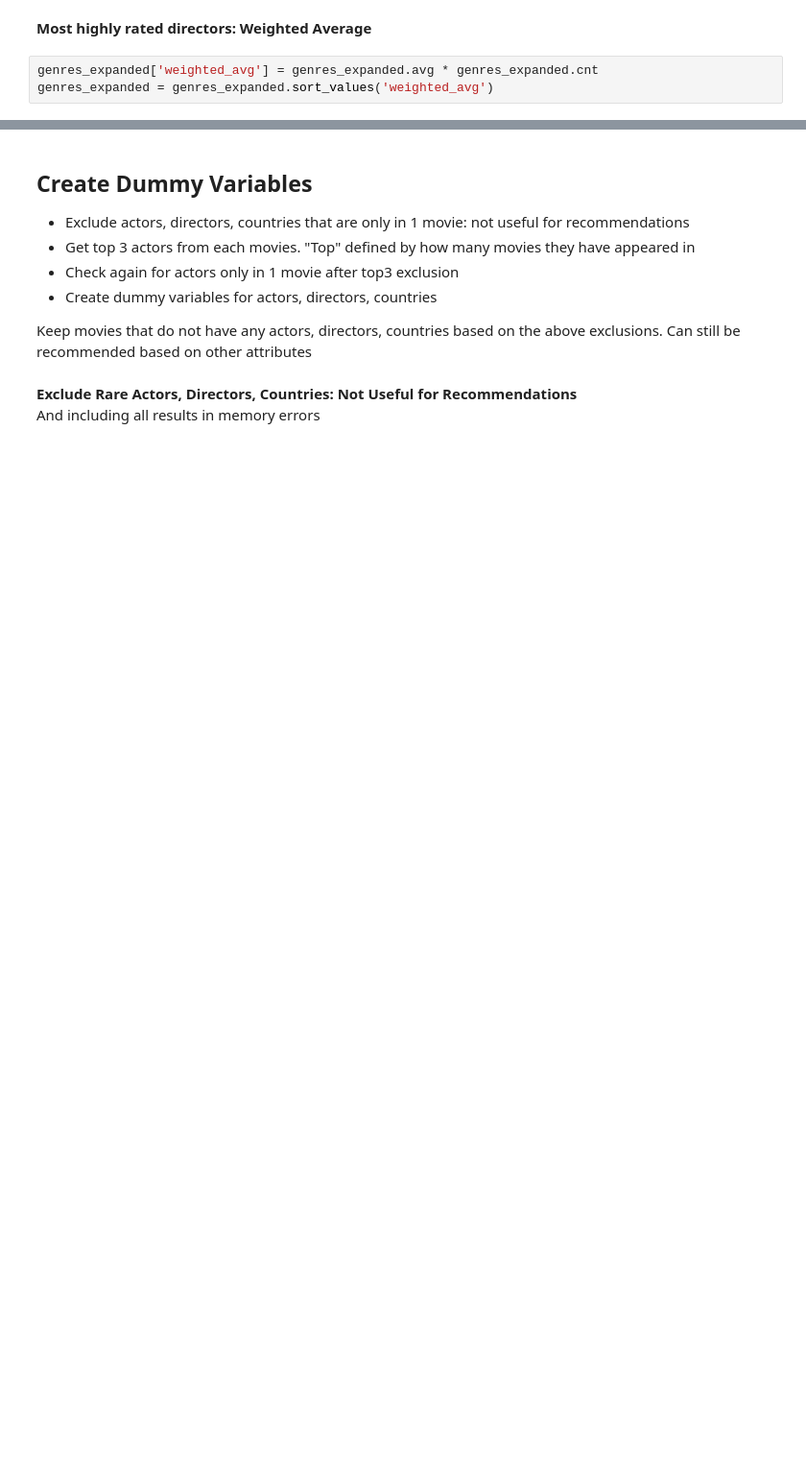
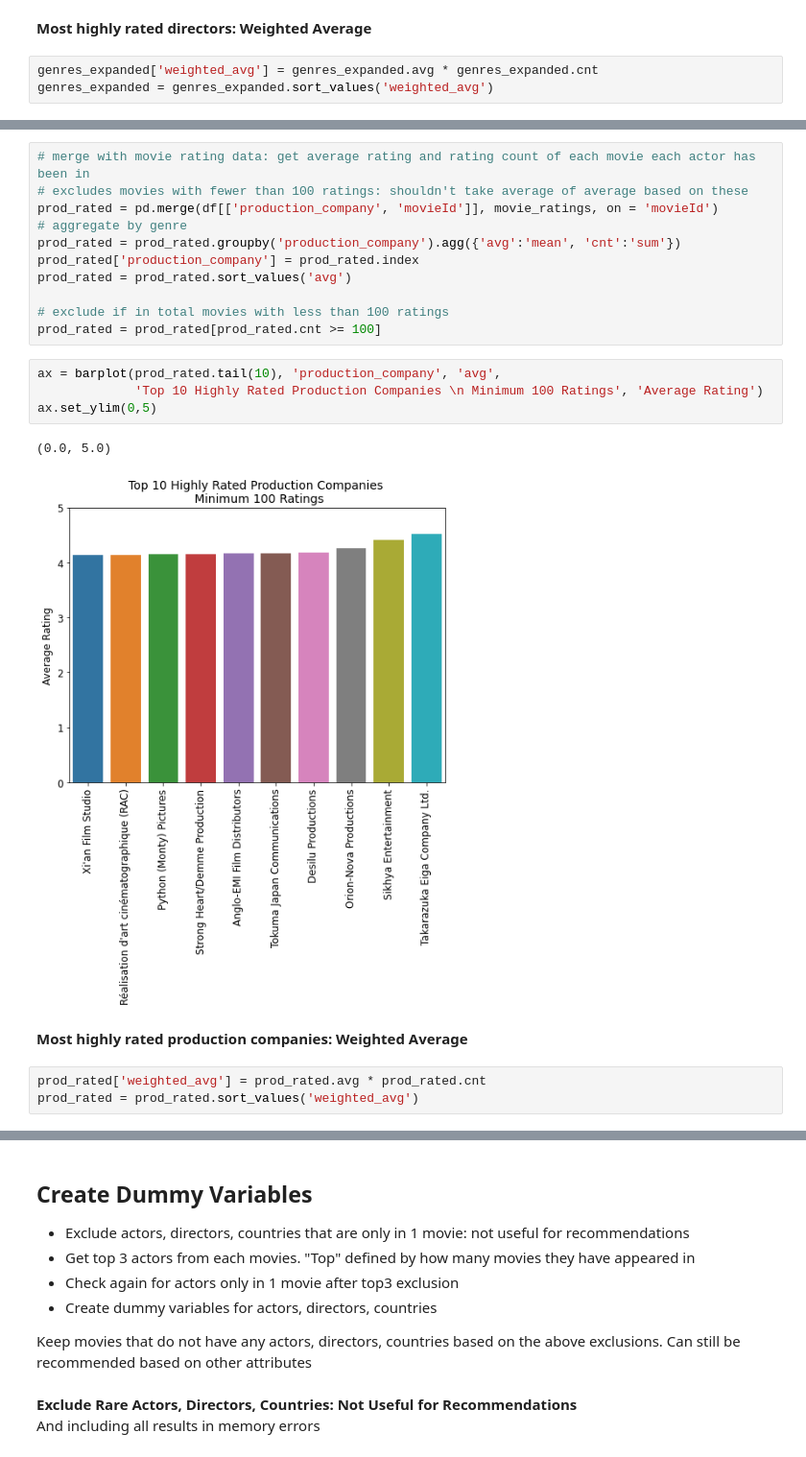
Before and after one commit to GovindBhala/DS5500-Movie-Recommendation-System, a Jupyter notebook: recommendation data exploration.ipynb, the cells around one changed output, grey strips where cells are left out. Shown at 96% size. Drawn from its saved outputs; the diff is of its cells as text; blank space fills up the shorter version.

```diff
--- a/recommendation data exploration.ipynb
+++ b/recommendation data exploration.ipynb
@@ -648,0 +700,23 @@ ax = barplot(genres_expanded.tail(10), 'genre', 'weighted_avg',
+# %%
+# merge with movie rating data: get average rating and rating count of each movie each actor has been in
+# excludes movies with fewer than 100 ratings: shouldn't take average of average based on these
+prod_rated = pd.merge(df[['production_company', 'movieId']], movie_ratings, on = 'movieId')
+# aggregate by genre
+prod_rated = prod_rated.groupby('production_company').agg({'avg':'mean', 'cnt':'sum'})
+prod_rated['production_company'] = prod_rated.index
+prod_rated = prod_rated.sort_values('avg')
+
+# exclude if in total movies with less than 100 ratings
+prod_rated = prod_rated[prod_rated.cnt >= 100]
+# %%
+ax = barplot(prod_rated.tail(10), 'production_company', 'avg',
+             'Top 10 Highly Rated Production Companies \n Minimum 100 Ratings', 'Average Rating')
+ax.set_ylim(0,5)
+# %% [output]
+(0.0, 5.0)
+[figure, added]
+# %% [markdown]
+__Most highly rated production companies: Weighted Average__
+# %%
+prod_rated['weighted_avg'] = prod_rated.avg * prod_rated.cnt
+prod_rated = prod_rated.sort_values('weighted_avg')
```
Also changed, not shown: parts of 23 cells of this notebook, 8 other files.
